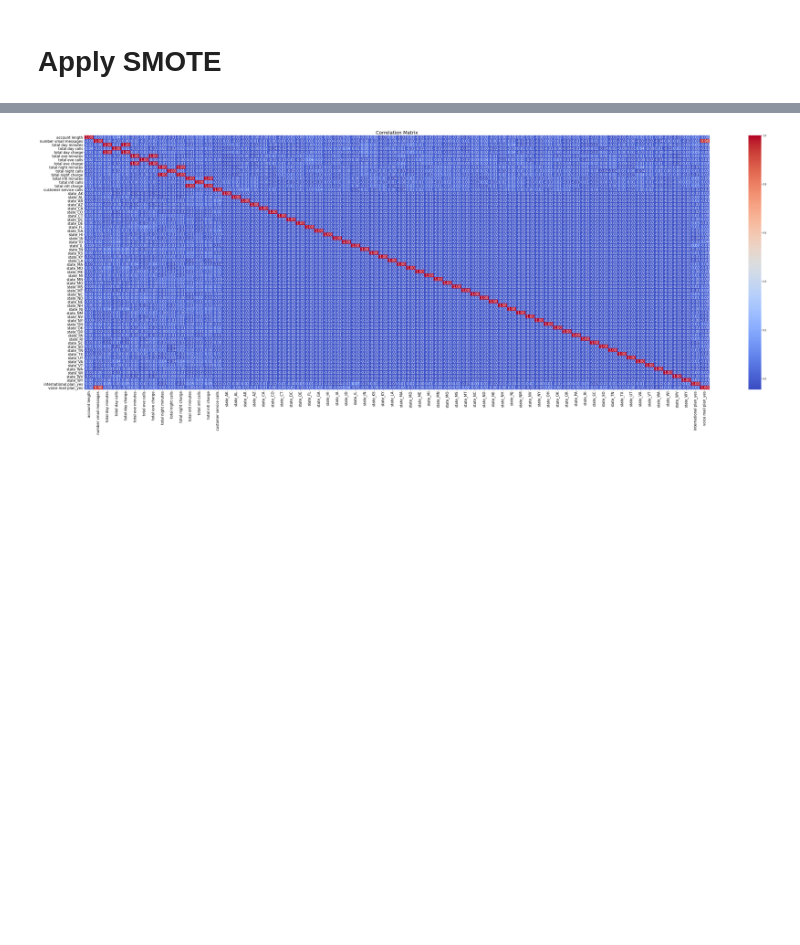
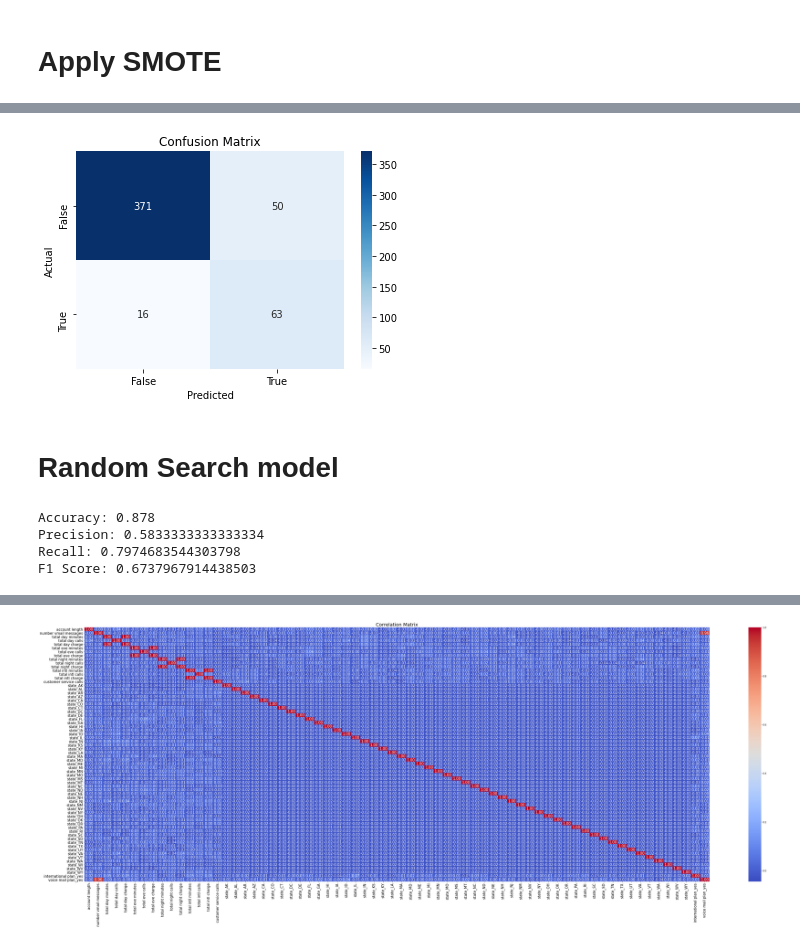
Before and after one commit to SeanE09/FPandA_Churn_Model, a Jupyter notebook: Dec Tree File (Advanced and Final (for real) with more Hyper Tuning!.ipynb, the cells around one changed output, grey strips where cells are left out. Cells and saved outputs as stored; diff of their text form; code cells hidden in the pictures; blank space fills up the shorter version.

```diff
--- a/Dec Tree File (Advanced and Final (for real) with more Hyper Tuning!.ipynb
+++ b/Dec Tree File (Advanced and Final (for real) with more Hyper Tuning!.ipynb
@@ -323,0 +347,48 @@ weighted avg       0.89      0.85      0.86       500
+# %%
+cm = confusion_matrix(y_test, test_predictions)
+
+# Create a figure and axis
+fig, ax = plt.subplots()
+
+# Create a heatmap using seaborn
+sns.heatmap(cm, annot=True, cmap="Blues", fmt="d", ax=ax)
+
+# Set labels, title, and ticks
+ax.set_xlabel('Predicted')
+ax.set_ylabel('Actual')
+ax.set_title('Confusion Matrix')
+
+# Set x and y axis ticks to match class labels
+class_labels = sorted(set(y_test))
+ax.xaxis.set_ticklabels(class_labels)
+ax.yaxis.set_ticklabels(class_labels)
+
+# Show the plot
+plt.show()
+# %% [output]
+[figure, added]
+# %% [markdown]
+# Random Search model
+# %%
+#Randomized Search Model
+
+
+# Use the best model for prediction on the testing set
+test_predictions_RS = best_model_RS.predict(X_test)
+
+# Evaluate the model on the testing set
+accuracy = accuracy_score(y_test, test_predictions_RS)
+precision = precision_score(y_test, test_predictions_RS)
+recall = recall_score(y_test, test_predictions_RS)
+f1 = f1_score(y_test, test_predictions_RS)
+
+# Print the performance metrics
+print("Accuracy:", accuracy)
+print("Precision:", precision)
+print("Recall:", recall)
+print("F1 Score:", f1)
+# %% [output]
+Accuracy: 0.878
+Precision: 0.5833333333333334
+Recall: 0.7974683544303798
+F1 Score: 0.6737967914438503
```
Also changed, not shown: parts of 29 cells of this notebook, 2 other files.
